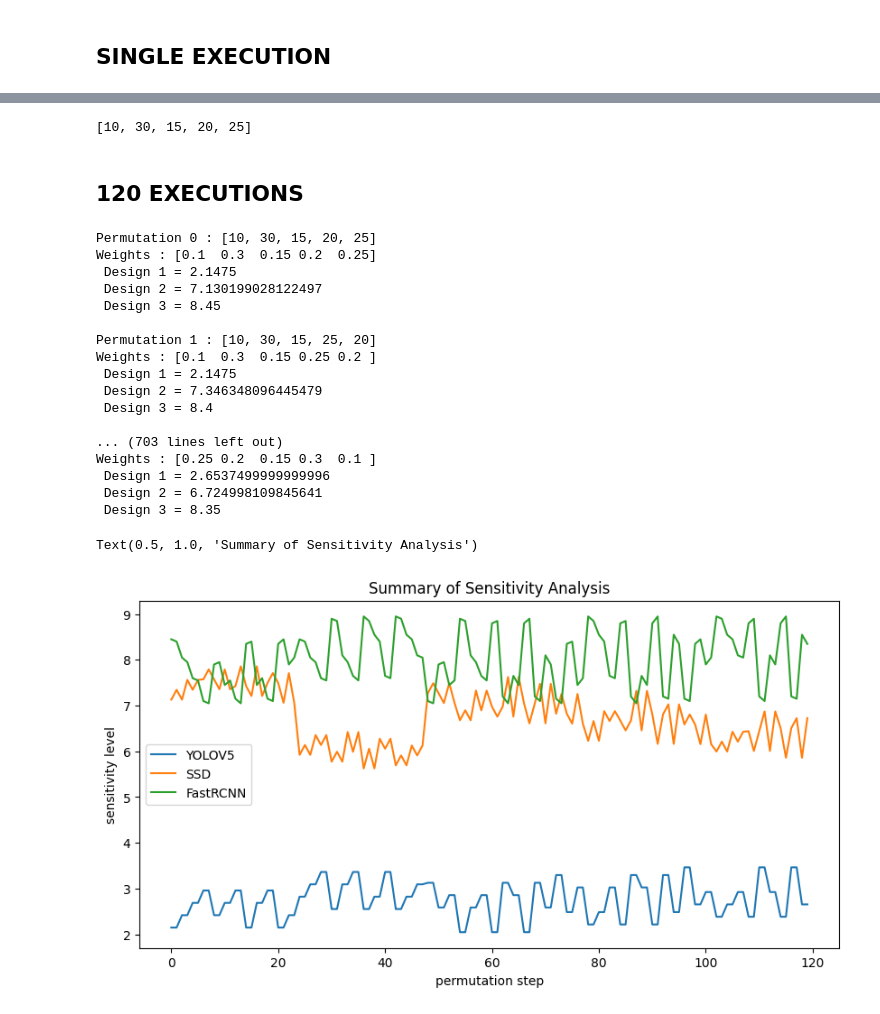
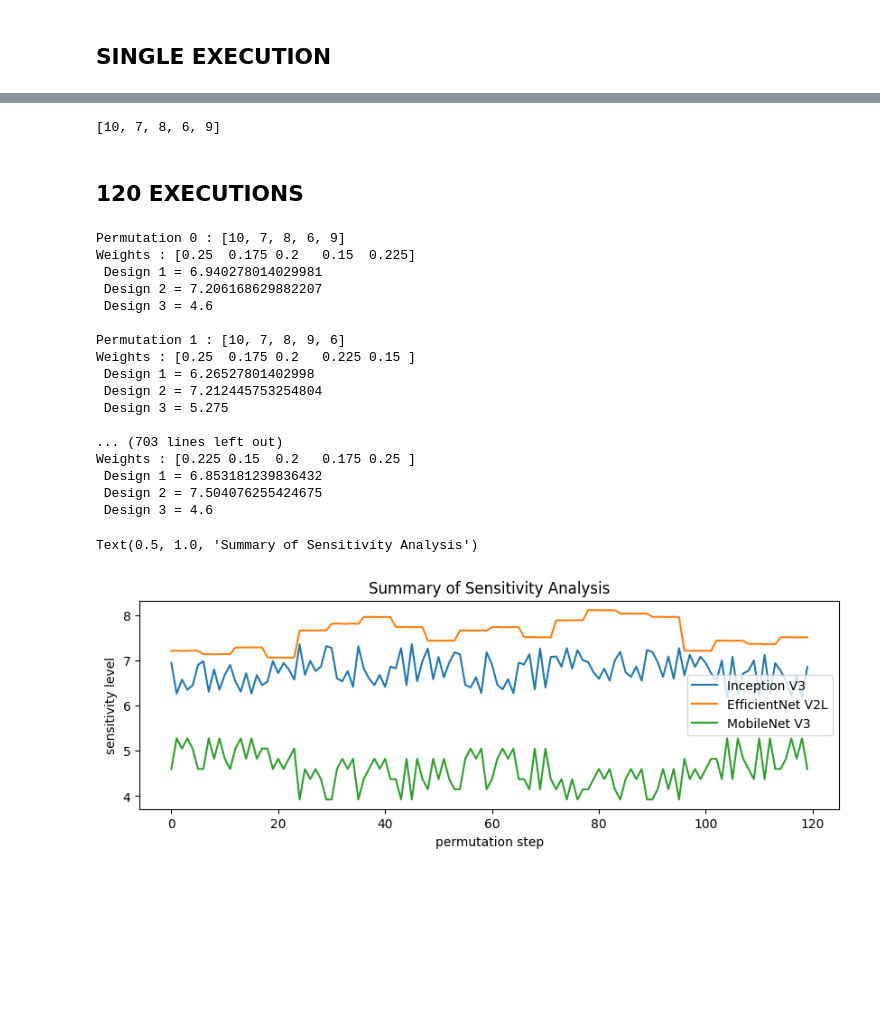
Before and after one commit to ryanDP4/Softies, a Jupyter notebook: rice-stress-sensitivity-analysis.ipynb, the cells around one changed output, grey strips where cells are left out. Drawn from its saved outputs; the diff is of its cells as text; code cells hidden in the pictures; blank space fills up the shorter version.

```diff
--- a/rice-stress-sensitivity-analysis.ipynb
+++ b/rice-stress-sensitivity-analysis.ipynb
@@ -47,18 +47,18 @@ def getTotal(values):
 ## SINGLE EXECUTION
 # %%
 criteria = ['Accuracy','Training Time','Model Size','Image Size','Processing Power']
-levelOfImportance = []
-weight = [(l/sum(level))*100 for level in levelOfImportance]
-inceptionv3 = []
-mobilenetv3 = []
-efficientnetv2 = []
+levelOfImportance = [10,7,8,6,9]
+weight = [(level/sum(levelOfImportance)) for level in levelOfImportance]
+inceptionv3 = [93.7,36.0,92.0,89401.0,42.2]
+efficientnetv2 = [91.3,48.0,4.9,50176.0,51.2]
+mobilenetv3 = [97.5,72.0,479,50176.0,1010.0]
 goal = ['MAX','MIN','MIN','MIN','MIN'] #'MIN','MIN','MAX','MIN','MAX'
 # %%
 data = pd.DataFrame({'levelOfImportance':levelOfImportance,
                      'weight':weight,
                      'Inception_V3':inceptionv3,
+                     'EfficientNet_v2':efficientnetv2,
                      'MobileNet_V3':mobilenetv3,
-                     'EfficientNet_v2':efficientnetv2
                      },
                      index = criteria)
 data.index.name='criteria'
@@ -96,7 +106,7 @@ data
 levels = permutations(levelOfImportance)
 print(list(next(levels)))
 # %% [output]
-[10, 30, 15, 20, 25]
+[10, 7, 8, 6, 9]
 # %% [markdown]
 ## 120 EXECUTIONS
 # %%
@@ -109,15 +119,15 @@ for level in levels:
     ## DECALRING VALUES
     criteria = criteria
     level = list(level)
-    weight = [(l/sum(level))*100 for l in level]
+    weight = [(l/sum(level)) for l in level]
     goal = ['MAX','MIN','MIN','MIN','MIN']
 
     ## CREATING DATAFRAME
     data = pd.DataFrame({'levelOfImportance':level,
                         'weight':weight,
                         'Inception_V3':inceptionv3,
+                        'EfficientNet_v2':efficientnetv2,
                         'MobileNet_V3':mobilenetv3,
-                        'EfficientNet_v2':efficientnetv2
                         },
                         index = criteria)
     data.index.name='criteria'
@@ -132,6 +142,7 @@ for level in levels:
     for i in range(data.shape[0]):
         data.iloc[i,1:-1] = getWeightedSum(data.iloc[i,1:-1])
 
+
     ## GETTING totals
     total=[]
     for i in range(5):
@@ -155,30 +166,30 @@ for n,weight in enumerate(weights):
     print(" Design 3 =",design3[n])
     print('')
 # %% [output]
-Permutation 0 : [10, 30, 15, 20, 25]
-Weights : [0.1  0.3  0.15 0.2  0.25]
- Design 1 = 2.1475
- Design 2 = 7.130199028122497
- Design 3 = 8.45
+Permutation 0 : [10, 7, 8, 6, 9]
+Weights : [0.25  0.175 0.2   0.15  0.225]
+ Design 1 = 6.940278014029981
+ Design 2 = 7.206168629882207
+ Design 3 = 4.6
 
-Permutation 1 : [10, 30, 15, 25, 20]
-Weights : [0.1  0.3  0.15 0.25 0.2 ]
- Design 1 = 2.1475
- Design 2 = 7.346348096445479
- Design 3 = 8.4
+Permutation 1 : [10, 7, 8, 9, 6]
+Weights : [0.25  0.175 0.2   0.225 0.15 ]
+ Design 1 = 6.26527801402998
+ Design 2 = 7.212445753254804
+ Design 3 = 5.275
 
 ... (703 lines left out)
-Weights : [0.25 0.2  0.15 0.3  0.1 ]
- Design 1 = 2.6537499999999996
- Design 2 = 6.724998109845641
- Design 3 = 8.35
+Weights : [0.225 0.15  0.2   0.175 0.25 ]
+ Design 1 = 6.853181239836432
+ Design 2 = 7.504076255424675
+ Design 3 = 4.6
 # %%
-weights=np.array(weights)
-results = pd.DataFrame({"Importance":weights[:,0],
-"Percentage":weights[:,1],
-"Design1":design1,
-"Design2":design2,
-"Design3":design3})
+# weights=np.array(weights)
+# results = pd.DataFrame(data={"Importance":weights[:,0],
+# "Percentage":weights[:,1],
+# "Design1":design1,
+# "Design2":design2,
+# "Design3":design3})
 
-results.head()
+# results.head()
 # %%
@@ -186,16 +197,16 @@ results.to_csv("sensitivty_analysis.csv")
 # %%
 ## PLOTTING RESULTS OF ANALYSIS
 x=range(len(weights))
-f, ax = plt.subplots(1,1, figsize=(10,5))
-sns.lineplot(x=x, y=design1, ax = ax, label = 'YOLOV5')
-sns.lineplot(x=x, y=design2, ax = ax, label = 'SSD')
-sns.lineplot(x=x, y=design3, ax = ax, label = 'FastRCNN')
+f, ax = plt.subplots(1,1, figsize=(10,3))
+sns.lineplot(x=x, y=design1, ax = ax, label = 'Inception V3')
+sns.lineplot(x=x, y=design2, ax = ax, label = 'EfficientNet V2L')
+sns.lineplot(x=x, y=design3, ax = ax, label = 'MobileNet V3')
 ax.set_ylabel('sensitivity level')
 ax.set_xlabel('permutation step')
 ax.set_title('Summary of Sensitivity Analysis')
 # %% [output]
 Text(0.5, 1.0, 'Summary of Sensitivity Analysis')
-[figure, old version]
+[figure, new version]
 # %%
 ## Creating radar graph
 
```
Also changed, not shown: parts of 5 cells of this notebook, 3 other files.
